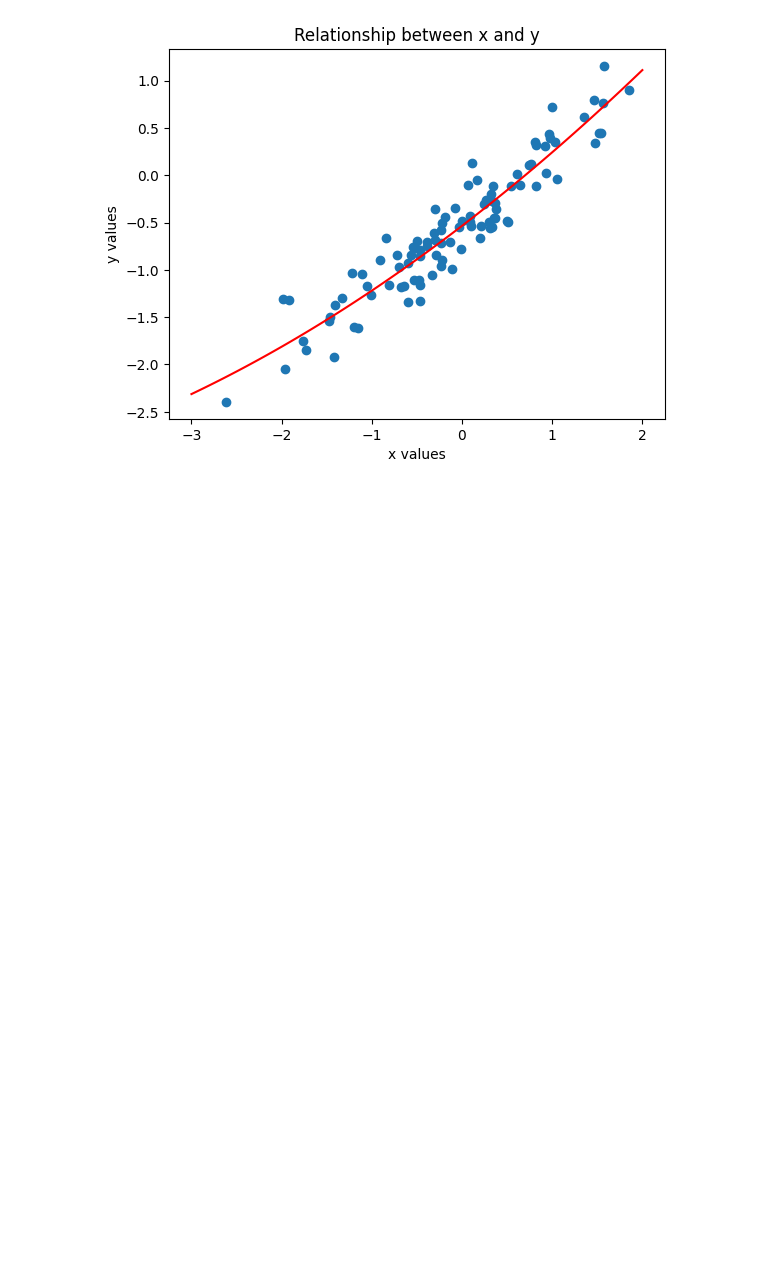
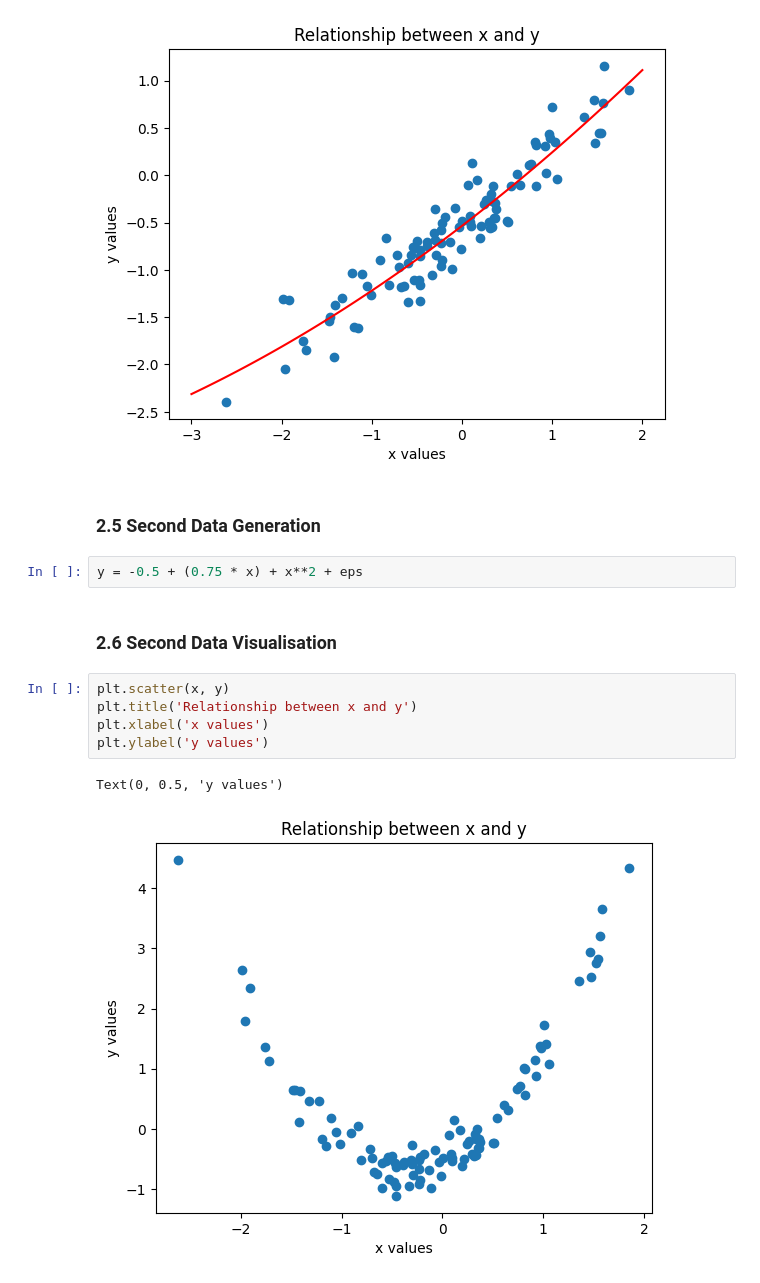
Before and after one commit to KSandfort/data_mining_course, a Jupyter notebook: lab1/lab1.ipynb, the cells around one changed output. Cells and saved outputs as stored; diff of their text form; blank space fills up the shorter version.

```diff
--- a/lab1/lab1.ipynb
+++ b/lab1/lab1.ipynb
@@ -174,3 +173,17 @@ plt.plot(x_line, y_line, color='red')
 # %% [output]
 [<matplotlib.lines.Line2D at 0x...>]
 [figure]
+# %% [markdown]
+### 2.5 Second Data Generation
+# %%
+y = -0.5 + (0.75 * x) + x**2 + eps
+# %% [markdown]
+### 2.6 Second Data Visualisation
+# %%
+plt.scatter(x, y)
+plt.title('Relationship between x and y')
+plt.xlabel('x values')
+plt.ylabel('y values')
+# %% [output]
+Text(0, 0.5, 'y values')
+[figure, added]
```
Also changed, not shown: parts of 9 cells of this notebook.
